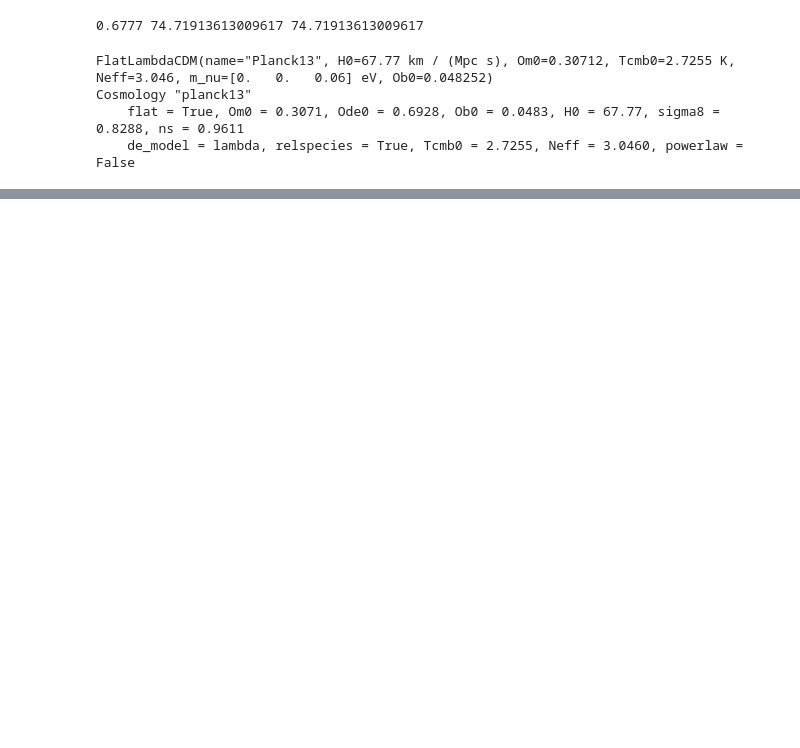
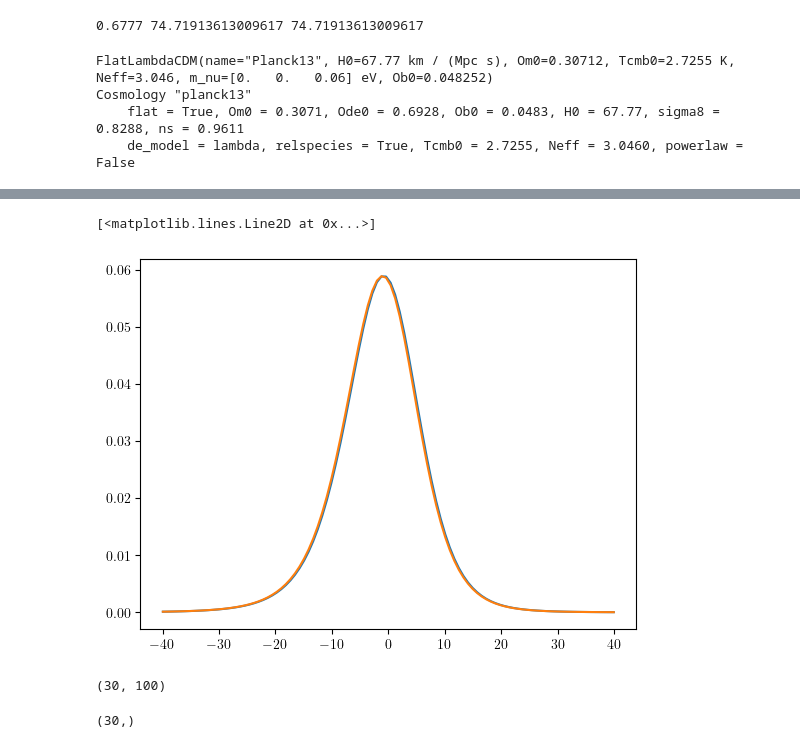
Before and after one commit to cosweeney/clive_bias, a Jupyter notebook: notebooks/streaming_model/MDPL2_streaming.ipynb, the cells around one changed output, grey strips where cells are left out. Cells and saved outputs as stored; diff of their text form; code cells hidden in the pictures; blank space fills up the shorter version.

```diff
--- a/notebooks/streaming_model/MDPL2_streaming.ipynb
+++ b/notebooks/streaming_model/MDPL2_streaming.ipynb
@@ -235,0 +457,23 @@ from halotools.mock_observables import tpcf_multipole
+# %%
+vcens = np.linspace(-2500, 2500, 100)
+
+R_test = 10
+rlos_test = 50
+
+test = Pv_margM_vec(vcens, R_test, rlos_test)
+test2 = Pv_R_rlos(vcens, R_test, rlos_test, np.mean(mbins2))
+
+plt.plot(vcens/a/H, test)
+plt.plot(vcens/a/H, a*H*test2)
+# %% [output]
+[<matplotlib.lines.Line2D at 0x...>]
+[figure, added]
+# %%
+test = np.array([Pv_R_rlos(np.linspace(-1000, 1000, 100), 10, 100, m) for m in mcens])
+(test*P_pred[:, None]).shape
+# %% [output]
+(30, 100)
+# %%
+P_pred.shape
+# %% [output]
+(30,)
```
Also changed, not shown: parts of 34 cells of this notebook, 1 other file.
